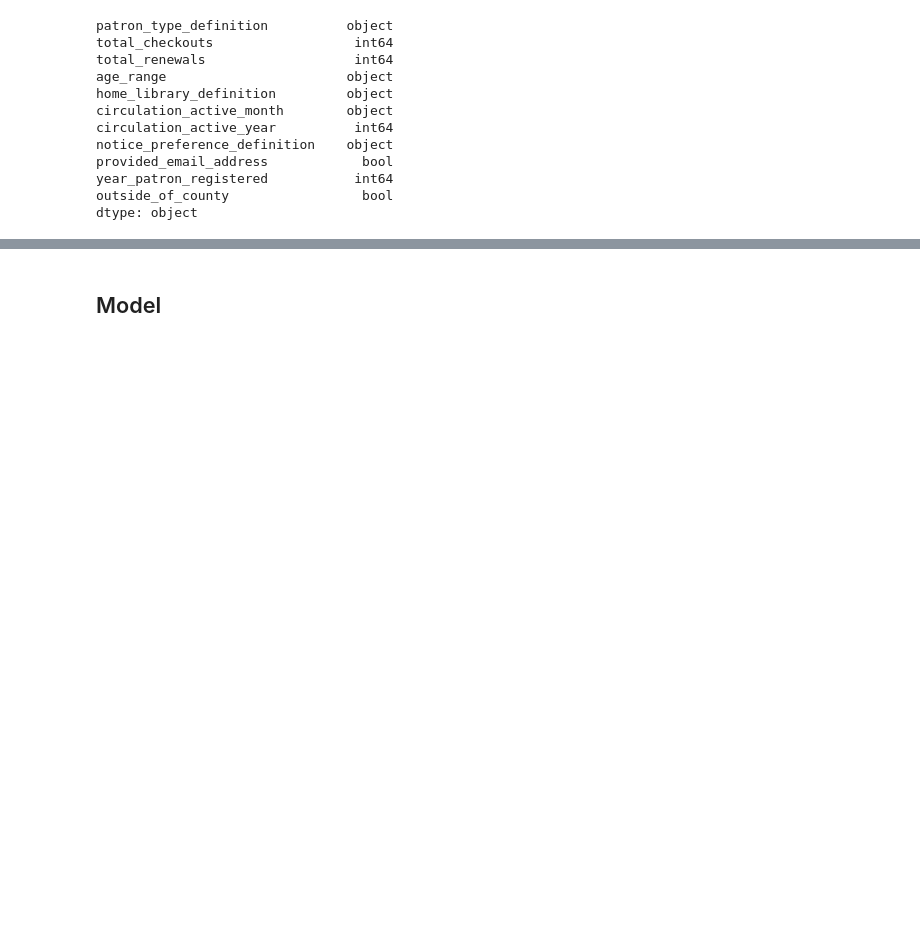
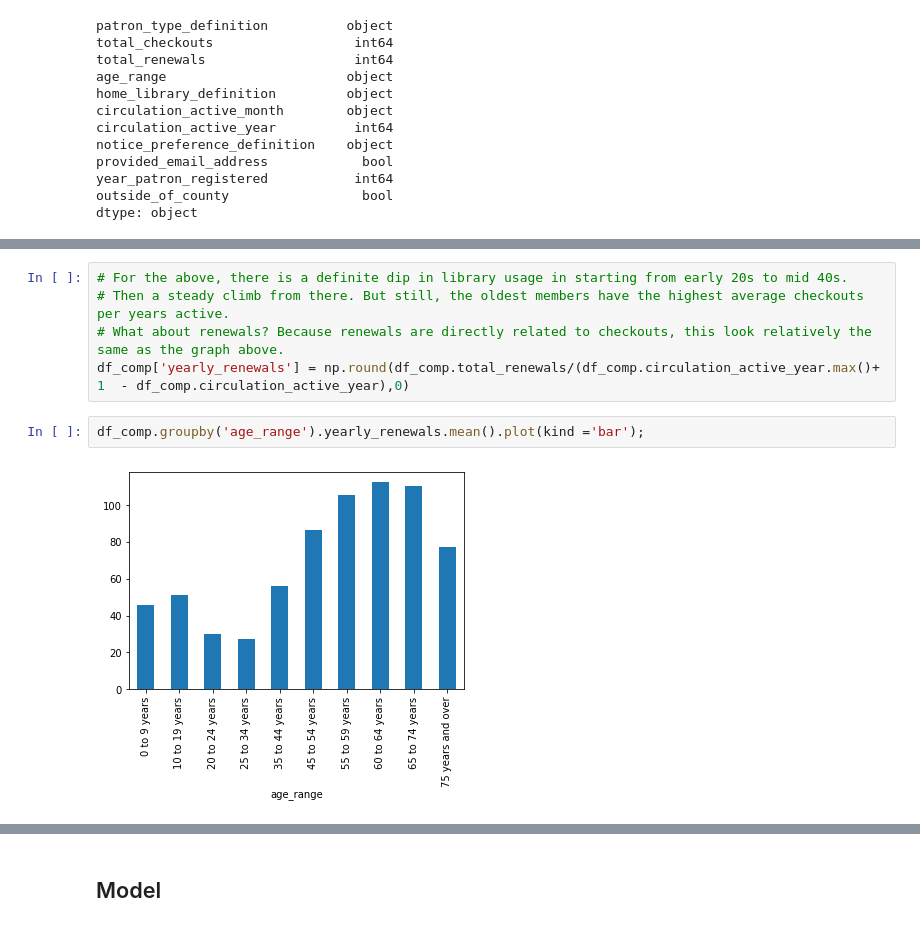
Before and after one commit to arispeaks/SFLibrary, a Jupyter notebook: SF_Library_Project.ipynb, the cells around one changed output, grey strips where cells are left out. Cells and saved outputs as stored; diff of their text form; blank space fills up the shorter version.

```diff
--- a/SF_Library_Project.ipynb
+++ b/SF_Library_Project.ipynb
@@ -414,0 +369,9 @@ df.head()
+# %%
+# For the above, there is a definite dip in library usage in starting from early 20s to mid 40s.
+# Then a steady climb from there. But still, the oldest members have the highest average checkouts per years active.
+# What about renewals? Because renewals are directly related to checkouts, this look relatively the same as the graph above.
+df_comp['yearly_renewals'] = np.round(df_comp.total_renewals/(df_comp.circulation_active_year.max()+ 1  - df_comp.circulation_active_year),0)
+# %%
+df_comp.groupby('age_range').yearly_renewals.mean().plot(kind ='bar');
+# %% [output]
+[figure, added]
```
Also changed, not shown: parts of 63 cells of this notebook.
